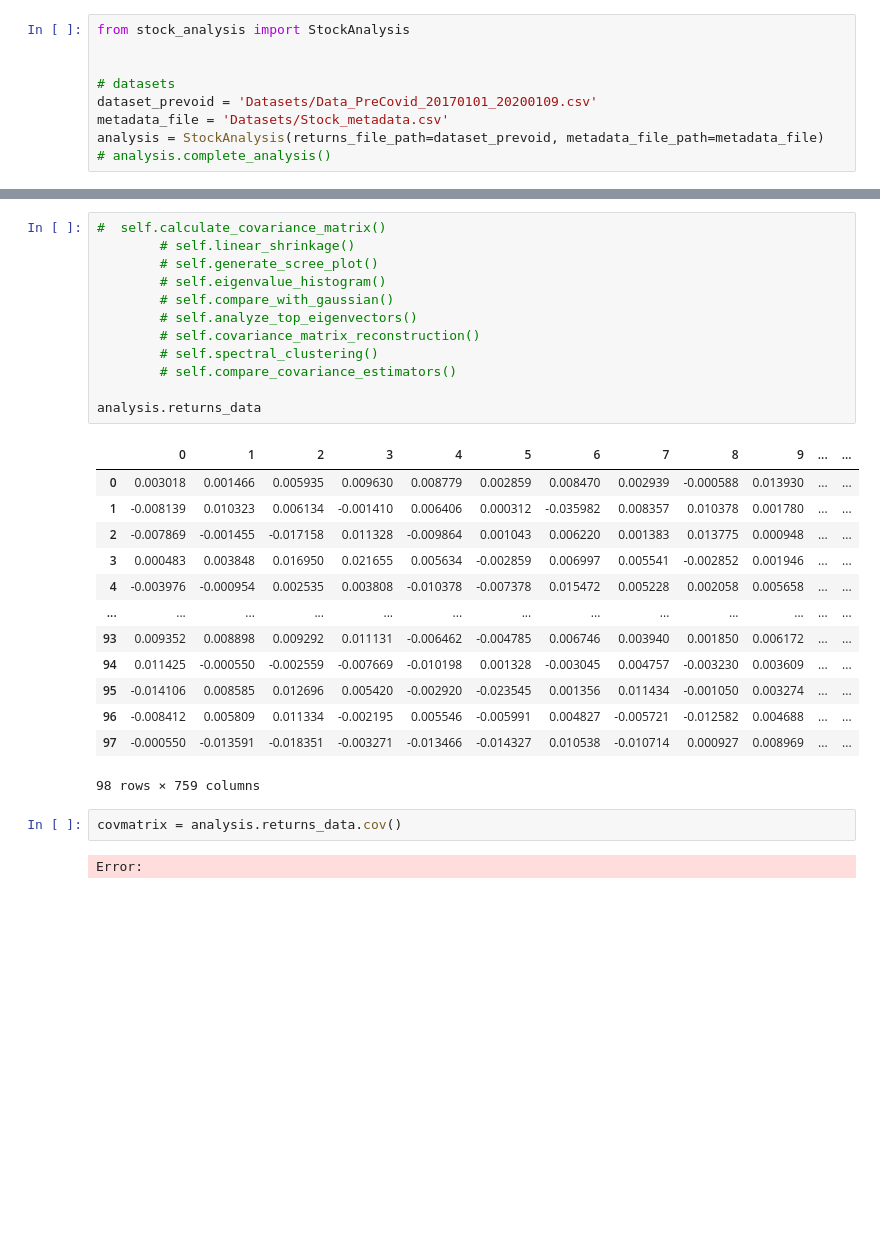
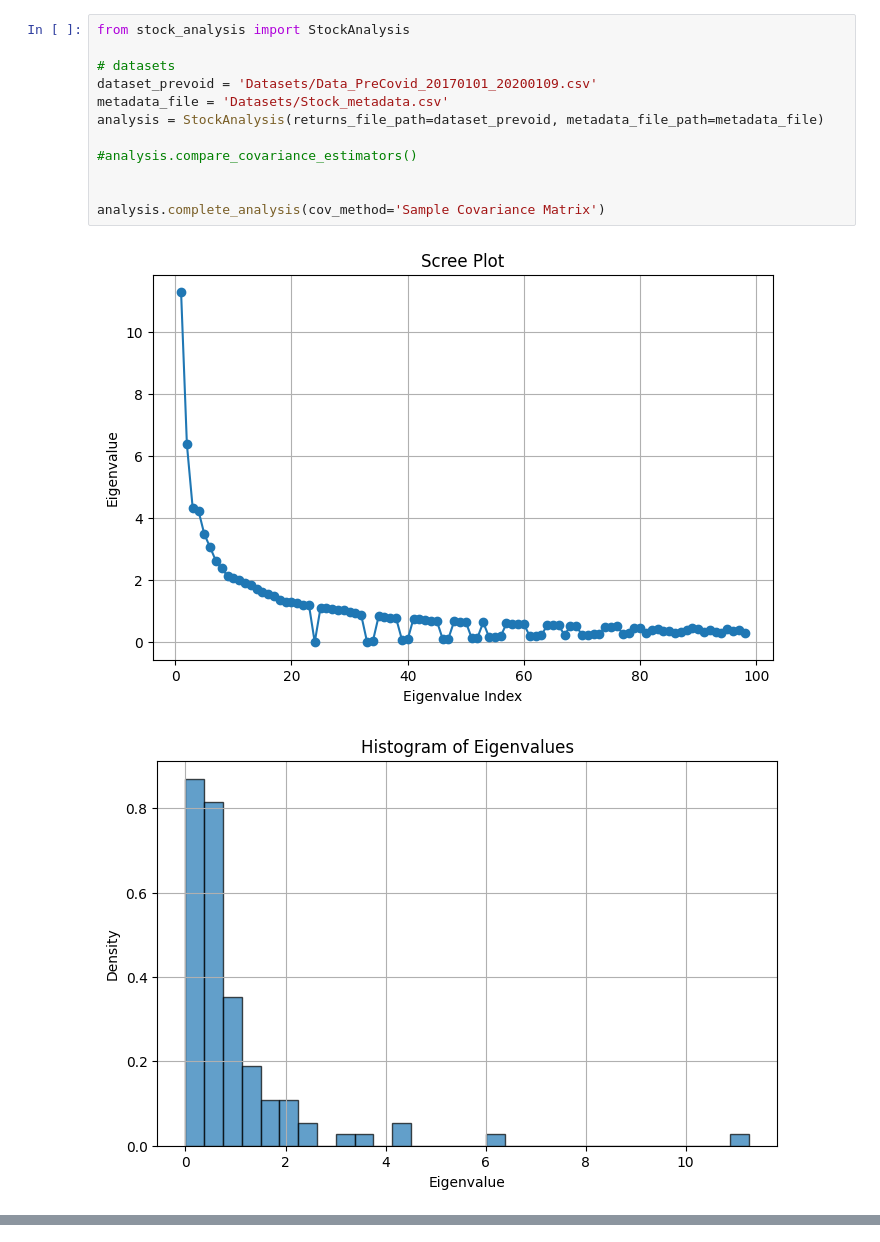
Before and after one commit to Muckthebuck/NoiseResolution-HighDimData, a Jupyter notebook: data_analysis_pipeline.ipynb, the cells around one changed output, grey strips where cells are left out. Drawn from its saved outputs; the diff is of its cells as text; blank space fills up the shorter version.

Commit message:
stock analysis covariance methods implemented
Todo:
clustering, other methods exploration for better estimates

```diff
--- a/data_analysis_pipeline.ipynb
+++ b/data_analysis_pipeline.ipynb
@@ -1,9 +1,15 @@
 # %%
 from stock_analysis import StockAnalysis
-
 
 # datasets
 dataset_prevoid = 'Datasets/Data_PreCovid_20170101_20200109.csv'
 metadata_file = 'Datasets/Stock_metadata.csv'
 analysis = StockAnalysis(returns_file_path=dataset_prevoid, metadata_file_path=metadata_file)
-# analysis.complete_analysis()
+
+#analysis.compare_covariance_estimators()
+
+
+analysis.complete_analysis(cov_method='Sample Covariance Matrix')
+# %% [output]
+[figure, added]
+[figure, added]
@@ -10,30 +36,0 @@ analysis = StockAnalysis(returns_file_path=dataset_prevoid, metadata_file_path=m
-# %%
-#  self.calculate_covariance_matrix()
-        # self.linear_shrinkage()
-        # self.generate_scree_plot()
-        # self.eigenvalue_histogram()
-        # self.compare_with_gaussian()
-        # self.analyze_top_eigenvectors()
-        # self.covariance_matrix_reconstruction()
-        # self.spectral_clustering()
-        # self.compare_covariance_estimators()
-
-analysis.returns_data
-# %% [output]
-|  | 0 | 1 | 2 | 3 | 4 | 5 | 6 | 7 | 8 | 9 | ... | ... |
-| 0 | 0.003018 | 0.001466 | 0.005935 | 0.009630 | 0.008779 | 0.002859 | 0.008470 | 0.002939 | -0.000588 | 0.013930 | ... | ... |
-| 1 | -0.008139 | 0.010323 | 0.006134 | -0.001410 | 0.006406 | 0.000312 | -0.035982 | 0.008357 | 0.010378 | 0.001780 | ... | ... |
-| 2 | -0.007869 | -0.001455 | -0.017158 | 0.011328 | -0.009864 | 0.001043 | 0.006220 | 0.001383 | 0.013775 | 0.000948 | ... | ... |
-| 3 | 0.000483 | 0.003848 | 0.016950 | 0.021655 | 0.005634 | -0.002859 | 0.006997 | 0.005541 | -0.002852 | 0.001946 | ... | ... |
-| 4 | -0.003976 | -0.000954 | 0.002535 | 0.003808 | -0.010378 | -0.007378 | 0.015472 | 0.005228 | 0.002058 | 0.005658 | ... | ... |
-| ... | ... | ... | ... | ... | ... | ... | ... | ... | ... | ... | ... | ... |
-| 93 | 0.009352 | 0.008898 | 0.009292 | 0.011131 | -0.006462 | -0.004785 | 0.006746 | 0.003940 | 0.001850 | 0.006172 | ... | ... |
-| 94 | 0.011425 | -0.000550 | -0.002559 | -0.007669 | -0.010198 | 0.001328 | -0.003045 | 0.004757 | -0.003230 | 0.003609 | ... | ... |
-| 95 | -0.014106 | 0.008585 | 0.012696 | 0.005420 | -0.002920 | -0.023545 | 0.001356 | 0.011434 | -0.001050 | 0.003274 | ... | ... |
-| 96 | -0.008412 | 0.005809 | 0.011334 | -0.002195 | 0.005546 | -0.005991 | 0.004827 | -0.005721 | -0.012582 | 0.004688 | ... | ... |
-| 97 | -0.000550 | -0.013591 | -0.018351 | -0.003271 | -0.013466 | -0.014327 | 0.010538 | -0.010714 | 0.000927 | 0.008969 | ... | ... |
-98 rows × 759 columns
-# %%
-covmatrix = analysis.returns_data.cov()
-# %% [output]
-Error:
```
Also changed, not shown: parts of 3 cells of this notebook, 1 other file.
